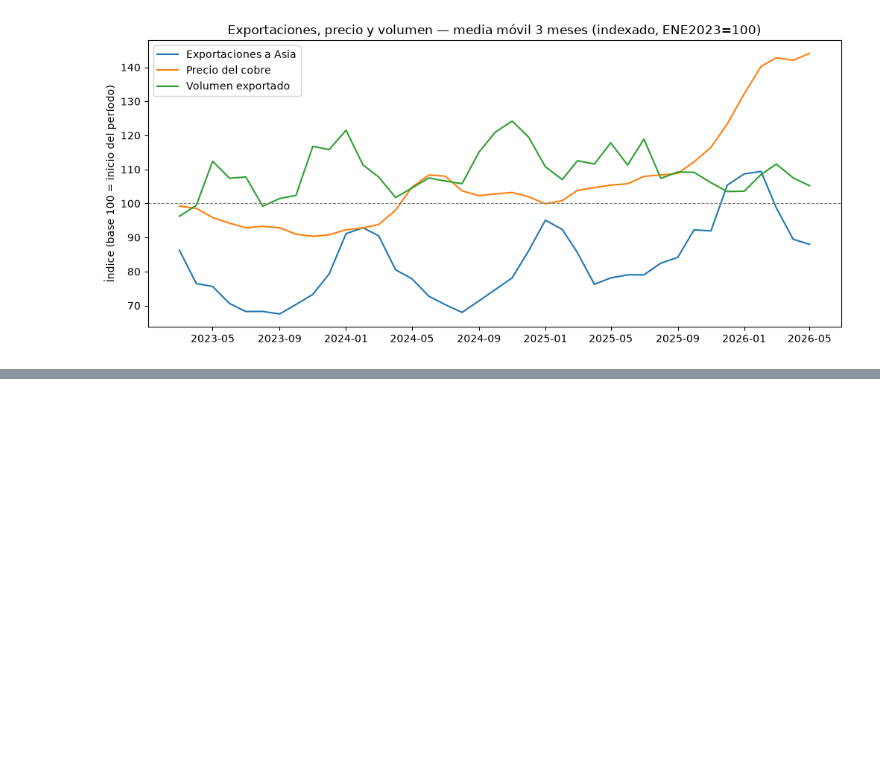
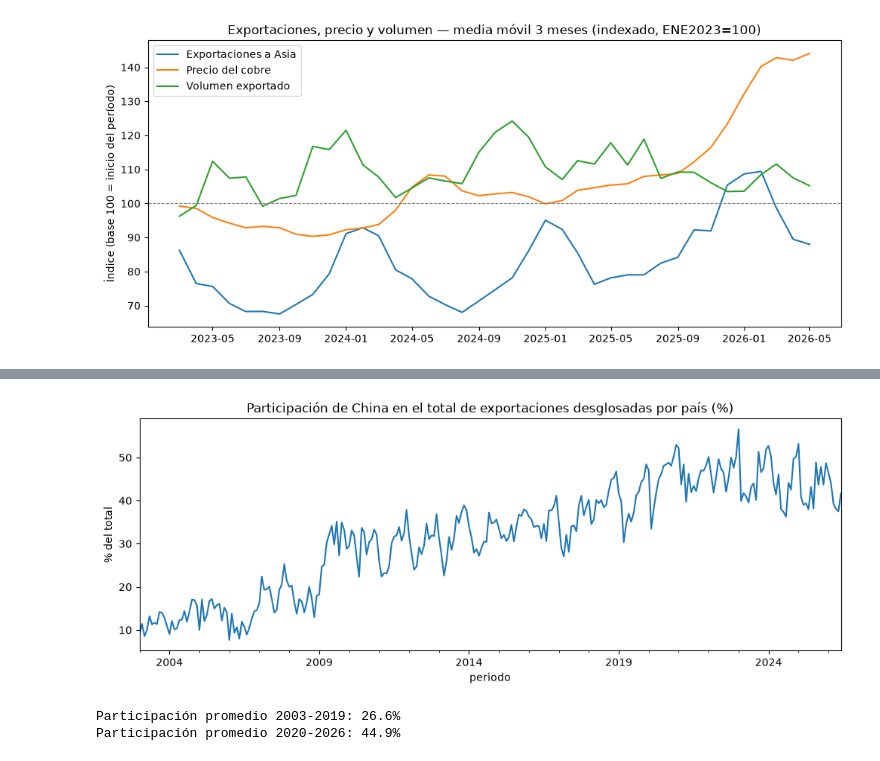
Before and after one commit to Krunzx/data_portfolio, a Jupyter notebook: 01-eda/notebooks/02_analisis_exploratorio.ipynb, the cells around one changed output, grey strips where cells are left out. Drawn from its saved outputs; the diff is of its cells as text; code cells hidden in the pictures; blank space fills up the shorter version.

Commit message:
Analyze China concentration in Asia exports; document findings

```diff
--- a/01-eda/notebooks/02_analisis_exploratorio.ipynb
+++ b/01-eda/notebooks/02_analisis_exploratorio.ipynb
@@ -206,0 +252,18 @@ plt.show()
+# %%
+total_por_periodo = df_paises.groupby('periodo')['exportaciones_musd'].sum()
+china_por_periodo = df_paises[df_paises['pais'] == 'China'].set_index('periodo')['exportaciones_musd']
+
+participacion_china = (china_por_periodo / total_por_periodo * 100)
+
+plt.figure(figsize=(12, 4))
+participacion_china.plot()
+plt.title('Participación de China en el total de exportaciones desglosadas por país (%)')
+plt.ylabel('% del total')
+plt.show()
+
+print(f"Participación promedio 2003-2019: {participacion_china[participacion_china.index.year < 2020].mean():.1f}%")
+print(f"Participación promedio 2020-2026: {participacion_china[participacion_china.index.year >= 2020].mean():.1f}%")
+# %% [output]
+[figure, added]
+Participación promedio 2003-2019: 26.6%
+Participación promedio 2020-2026: 44.9%
```
Also changed, not shown: parts of 3 cells of this notebook, 1 other file.
